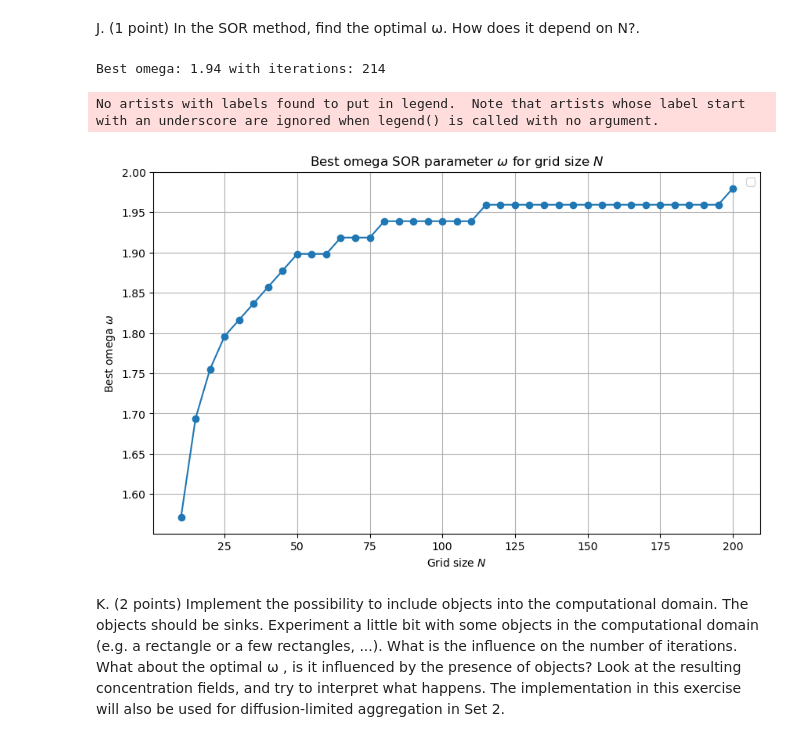
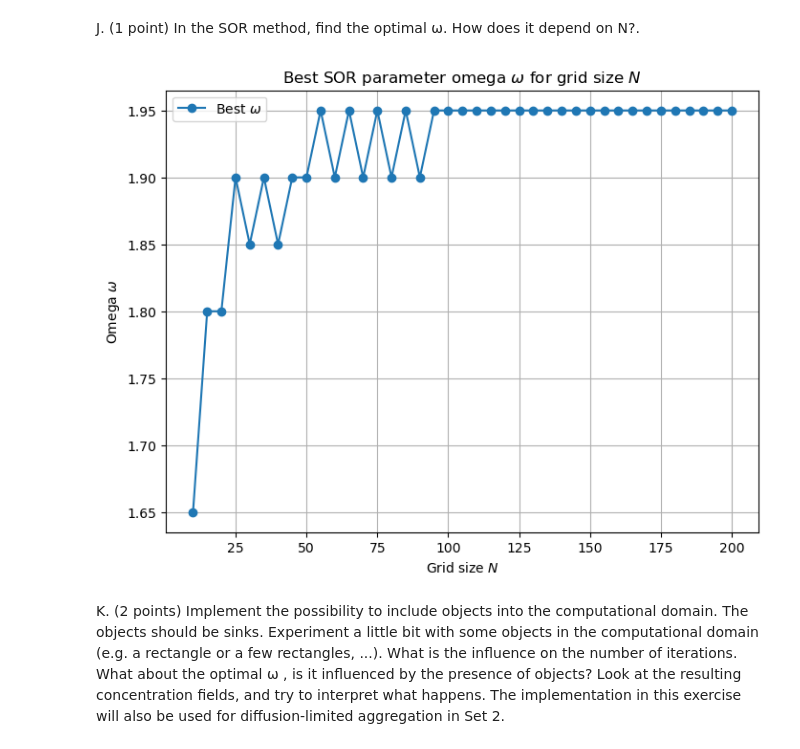
Before and after one commit to jonas4climate/modelling-natural-processes, a Jupyter notebook: Set1_incomplete.ipynb, the cells around one changed output. Cells and saved outputs as stored; diff of their text form; code cells hidden in the pictures.

Commit message:
Fixed laplace code boundary conditions

```diff
--- a/Set1_incomplete.ipynb
+++ b/Set1_incomplete.ipynb
@@ -369,13 +368,17 @@ def animate_diffusion(c, title, file_title, L, T, total_frames=100, save=False):
 c = np.zeros((Nx, Nx, Nt+1))
 c[:, -1, :] = 1
 
+epsilon = 1e-6
 timestep_equillibrium = 0
 for i in range(Nt):
     c[:,:,i+1] = diffusion_step(c[:,:,i], dt, dx)
-    if has_converged(c[:,:,i], c[:,:,i+1]):
+    if has_converged(c[:,:,i], c[:,:,i+1], epsilon=epsilon):
         timestep_equillibrium = i
-        print(f'Converged after {i} time steps')
+        print(f'Converged after {i} time steps at time {i*dt:.2f}s.')
         break
 
-anim = animate_diffusion(c[:,:,:i], f'2D Diffusion simulation until equillibrium', f'2d_diffusion_simulation', L=L, T=T*i/Nt, total_frames=80, save=True)
+if timestep_equillibrium == 0:
+    print('No convergence reached.')
+
+anim = animate_diffusion(c[:,:,:i], f'2D Diffusion simulation until equillibrium', f'2d_diffusion_until_equillibrium', L=L, T=i*dt, total_frames=80, save=True)
 # %% [output]
@@ -564,6 +582,10 @@ def sor_parallel(c, omega, N, tolerance=1e-6, max_iterations=10000):
             for j in range(1, N+1):
                 if (i + j) % 2 == 1:
                     c[i, j] = (1-omega)*c[i, j] + omega*0.25*(c[i+1, j] + c[i-1, j] + c[i, j+1] + c[i, j-1])
+
+        # Apply boundary conditions
+        c[0, :] = c[-2, :]
+        c[-1, :] = c[1, :]
 
         # Convergence check
         diff = np.max(np.abs(c - c_old))
@@ -592,42 +614,29 @@ def find_best_omega(N, omega_values, tolerance=1e-6, max_iterations=10000):
 # omega_range = np.linspace(1.7, 2.0, 16)
 # best_omega, min_iterations = find_best_omega(N, omega_range)
 # print("Best omega:", best_omega, "with iterations:", min_iterations)
-# %% [output]
-Best omega: 1.94 with iterations: 214
 # %%
 grid_sizes = np.arange(10, 205, 5)
-omega_range = np.linspace(1, 2, 50)  # Adjust as needed
+omega_range = np.arange(1.5, 2, 0.025)
 
 best_omegas = []
 min_iterations_list = []
 
 for N in tqdm(grid_sizes, desc='Finding best omega for each grid size', unit='grid'):
     best_omega, min_iterations = find_best_omega(N, omega_range)
     best_omegas.append(best_omega)
     min_iterations_list.append(min_iterations)
     # print(f"Grid Size: {N}, Best Omega: {best_omega:.4f}, Min Iterations: {min_iterations}")
 
-plt.figure(figsize=(10, 6))
-plt.plot(grid_sizes, best_omegas, '-o')
+plt.figure(figsize=(8, 6))
+plt.plot(grid_sizes, best_omegas, '-o', label='Best $\\omega$')
 plt.xlabel('Grid size $N$')
-plt.ylabel('Best omega $\\omega$')
-plt.title('Best omega SOR parameter $\\omega$ for grid size $N$')
+plt.ylabel('Omega $\\omega$')
+plt.title('Best SOR parameter omega $\\omega$ for grid size $N$')
 plt.grid(True)
 plt.legend()
 plt.show()
-
-
-# plt.figure(figsize=(10, 6))
-# plt.plot(grid_sizes, min_iterations_list, '-o', label='Min Iterations vs Grid Size')
-# plt.xlabel('Grid Size (N)')
-# plt.ylabel('Min Iterations')
-# plt.title('Minimum Iterations Required vs Grid Size (N)')
-# plt.grid(True)
-# plt.legend()
-# plt.show()
 # %% [output]
-No artists with labels found to put in legend.  Note that artists whose label start with an underscore are ignored when legend() is called with no argument.
-[figure, old version]
+[figure, new version]
 # %%
 # # Define grid sizes to test
 # grid_sizes = [20, 50, 100]  # different N sizes
```
Also changed, not shown: parts of 10 cells of this notebook, 7 other files.
